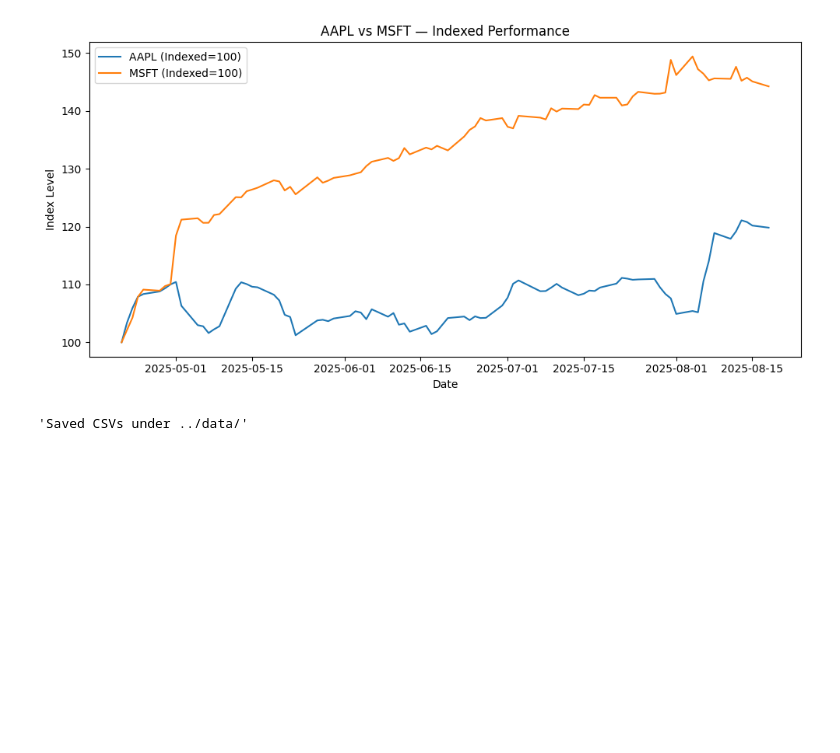
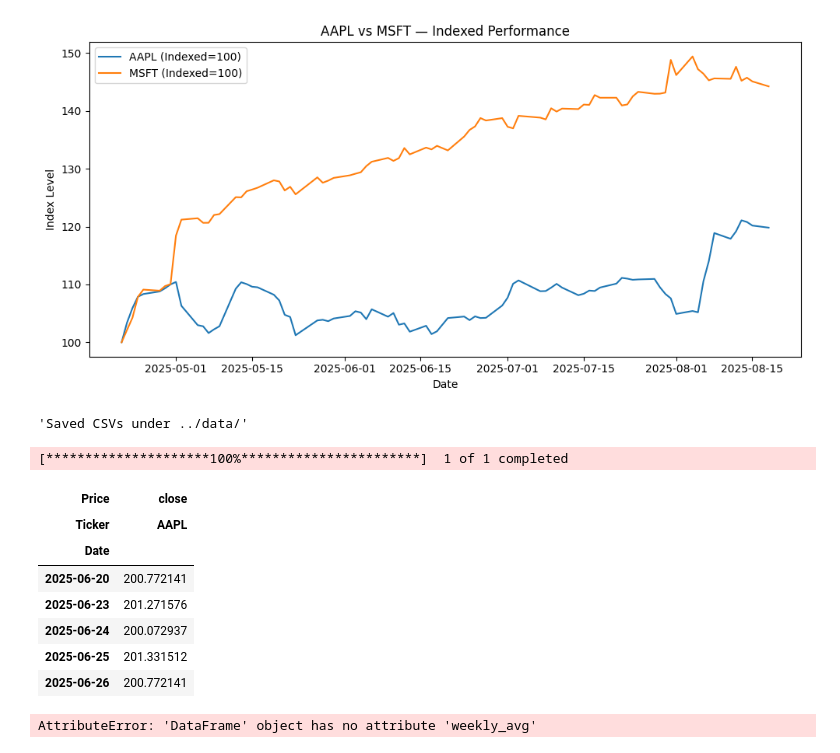
Before and after one commit to egebayazit/de-learning-lab, a Jupyter notebook: notebooks/pandas_timeseries_2025-08-19.ipynb, the cells around one changed output. Saved outputs shown, nothing was run; the diff lists cells and outputs as text; code cells hidden in the pictures; blank space fills up the shorter version.

Commit message:
Add AAPL time-series mini exercise: resample, rolling mean, fillna, plot

```diff
--- a/notebooks/pandas_timeseries_2025-08-19.ipynb
+++ b/notebooks/pandas_timeseries_2025-08-19.ipynb
@@ -347,0 +350,23 @@ returns.to_csv("../data/daily_returns.csv")
+# %%
+import pandas as pd
+import yfinance as yf
+
+df = yf.download("AAPL", period="2mo", interval="1d")
+df = df[['Close']]   # keep only closing price
+df.index = pd.to_datetime(df.index)  # make sure index is datetime
+df.rename(columns={'Close': 'close'}, inplace=True)
+df.head()
+# %% [output]
+[*********************100%***********************]  1 of 1 completed
+| Price | close |
+| Ticker | AAPL |
+| Date |  |
+| 2025-06-20 | 200.772141 |
+| 2025-06-23 | 201.271576 |
+| 2025-06-24 | 200.072937 |
+| 2025-06-25 | 201.331512 |
+| 2025-06-26 | 200.772141 |
+# %%
+weekly_avg = df["close"].resample("W").mean()
+# %% [output]
+AttributeError: 'DataFrame' object has no attribute 'weekly_avg'
```
Also changed, not shown: parts of 1 cell of this notebook.
